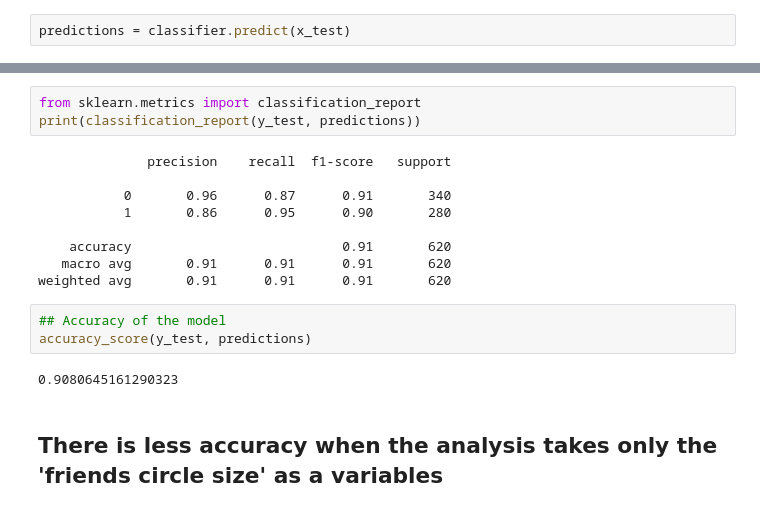
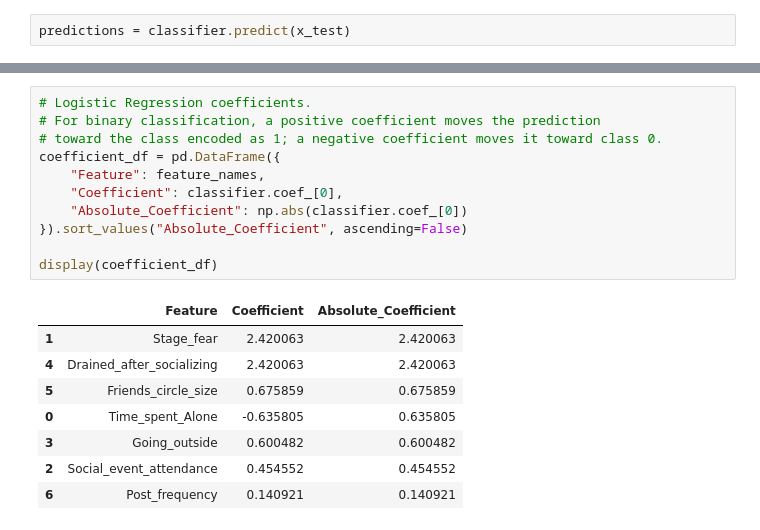
Before and after one commit to miguelestradam3/personality_predictor, a Jupyter notebook: main.ipynb, the cells around one changed output, grey strips where cells are left out. Drawn from its saved outputs; the diff is of its cells as text.

```diff
--- a/main.ipynb
+++ b/main.ipynb
@@ -212,19 +249,20 @@ Mean Absolute Error: 0.09193548387096774
-# %%
-from sklearn.metrics import classification_report
-print(classification_report(y_test, predictions))
-# %% [output]
-              precision    recall  f1-score   support
-
-           0       0.96      0.87      0.91       340
-           1       0.86      0.95      0.90       280
-
-    accuracy                           0.91       620
-   macro avg       0.91      0.91      0.91       620
-weighted avg       0.91      0.91      0.91       620
-# %%
-## Accuracy of the model
-accuracy_score(y_test, predictions)
-# %% [output]
-0.9080645161290323
-# %% [markdown]
-## There is less accuracy when the analysis takes only the 'friends circle size' as a variables
+# %%
+# Logistic Regression coefficients.
+# For binary classification, a positive coefficient moves the prediction
+# toward the class encoded as 1; a negative coefficient moves it toward class 0.
+coefficient_df = pd.DataFrame({
+    "Feature": feature_names,
+    "Coefficient": classifier.coef_[0],
+    "Absolute_Coefficient": np.abs(classifier.coef_[0])
+}).sort_values("Absolute_Coefficient", ascending=False)
+
+display(coefficient_df)
+# %% [output]
+|  | Feature | Coefficient | Absolute_Coefficient |
+| 1 | Stage_fear | 2.420063 | 2.420063 |
+| 4 | Drained_after_socializing | 2.420063 | 2.420063 |
+| 5 | Friends_circle_size | 0.675859 | 0.675859 |
+| 0 | Time_spent_Alone | -0.635805 | 0.635805 |
+| 3 | Going_outside | 0.600482 | 0.600482 |
+| 2 | Social_event_attendance | 0.454552 | 0.454552 |
+| 6 | Post_frequency | 0.140921 | 0.140921 |
```
Also changed, not shown: parts of 22 cells of this notebook.
